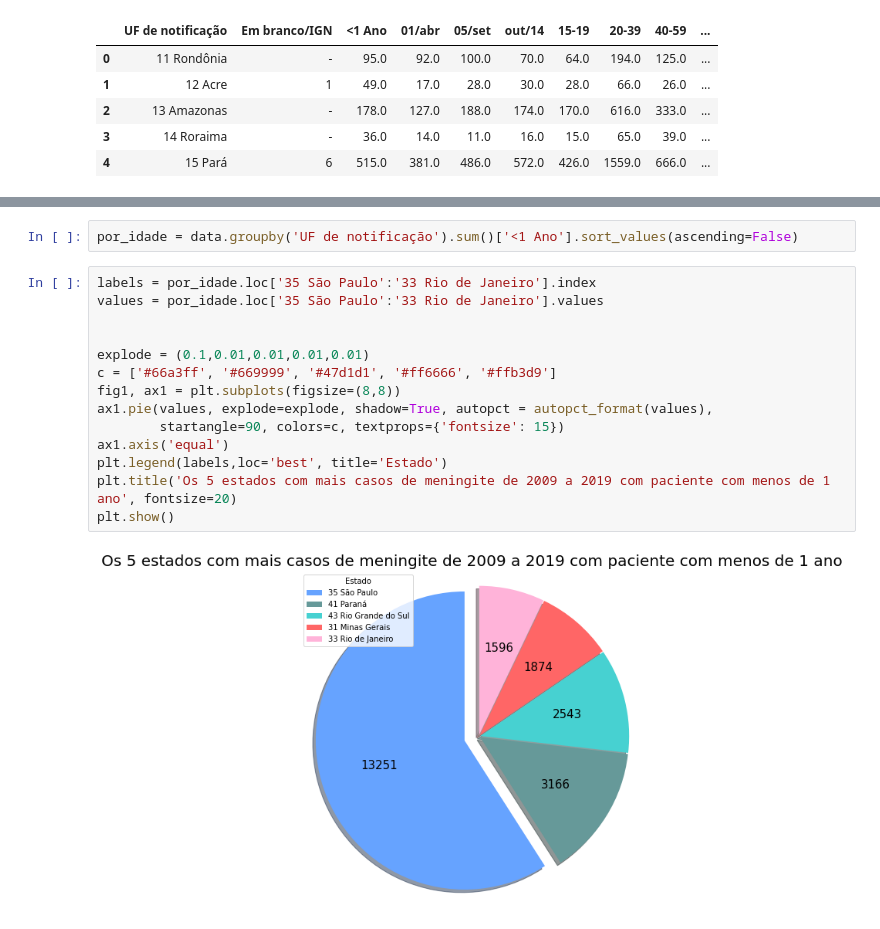
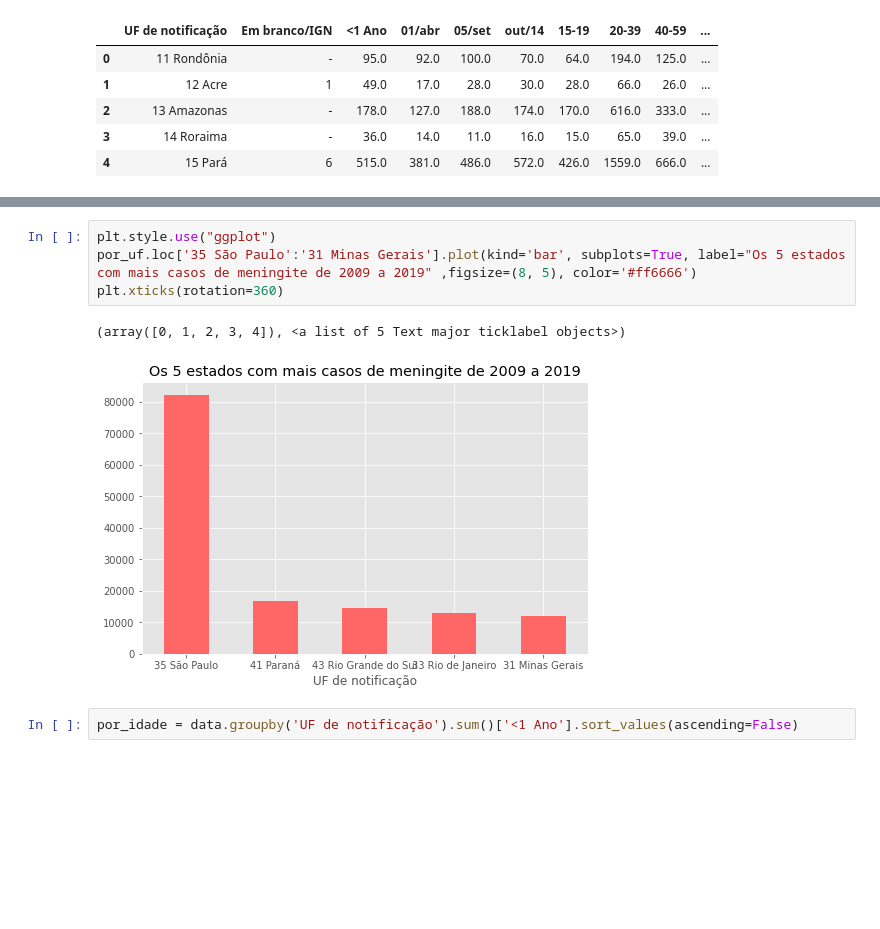
Before and after one commit to alineelima/analise-casos-meningite-2001a2006, a Jupyter notebook: Analise-Casos-Meningite.ipynb, the cells around one changed output, grey strips where cells are left out. Saved outputs shown, nothing was run; the diff lists cells and outputs as text; blank space fills up the shorter version.

```diff
--- a/Analise-Casos-Meningite.ipynb
+++ b/Analise-Casos-Meningite.ipynb
@@ -52,18 +46,9 @@ plt.show()
+# %%
+plt.style.use("ggplot")
+por_uf.loc['35 São Paulo':'31 Minas Gerais'].plot(kind='bar', subplots=True, label="Os 5 estados com mais casos de meningite de 2009 a 2019" ,figsize=(8, 5), color='#ff6666')
+plt.xticks(rotation=360)
+# %% [output]
+(array([0, 1, 2, 3, 4]), <a list of 5 Text major ticklabel objects>)
+[figure, added]
 # %%
 por_idade = data.groupby('UF de notificação').sum()['<1 Ano'].sort_values(ascending=False)
-# %%
-labels = por_idade.loc['35 São Paulo':'33 Rio de Janeiro'].index
-values = por_idade.loc['35 São Paulo':'33 Rio de Janeiro'].values
-
-
-explode = (0.1,0.01,0.01,0.01,0.01)
-c = ['#66a3ff', '#669999', '#47d1d1', '#ff6666', '#ffb3d9']
-fig1, ax1 = plt.subplots(figsize=(8,8))
-ax1.pie(values, explode=explode, shadow=True, autopct = autopct_format(values),
-        startangle=90, colors=c, textprops={'fontsize': 15})
-ax1.axis('equal')
-plt.legend(labels,loc='best', title='Estado')
-plt.title('Os 5 estados com mais casos de meningite de 2009 a 2019 com paciente com menos de 1 ano', fontsize=20)
-plt.show()
-# %% [output]
-[figure, removed]
```
Also changed, not shown: parts of 5 cells of this notebook.
